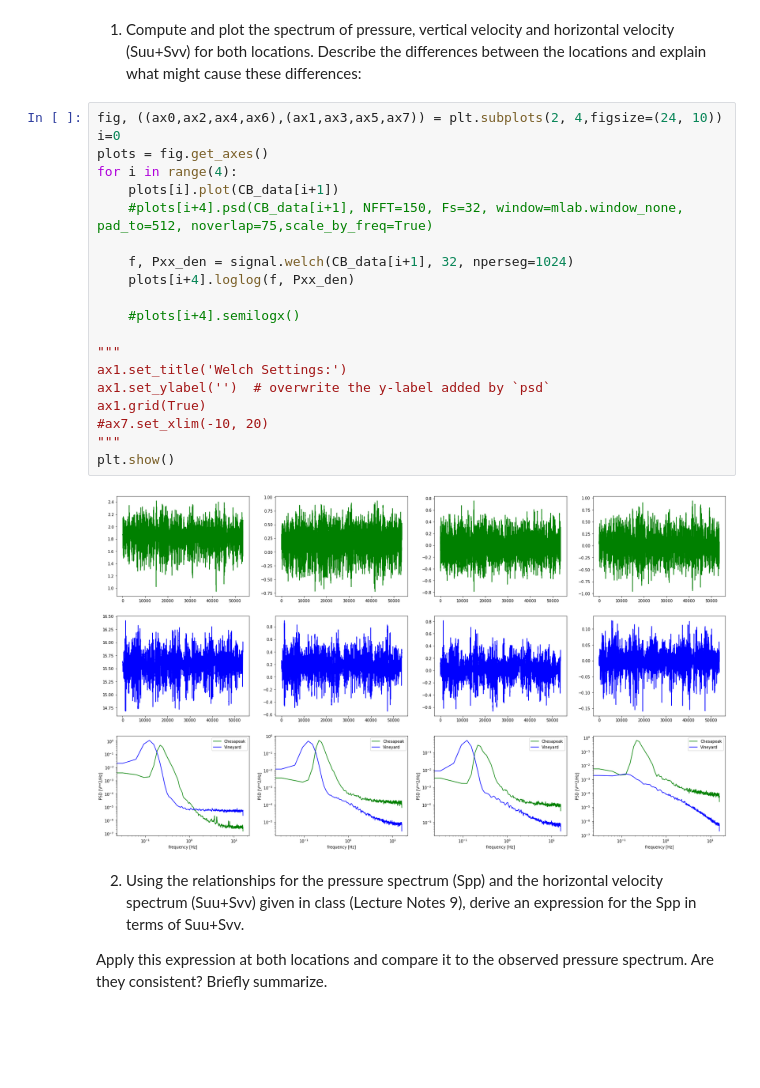
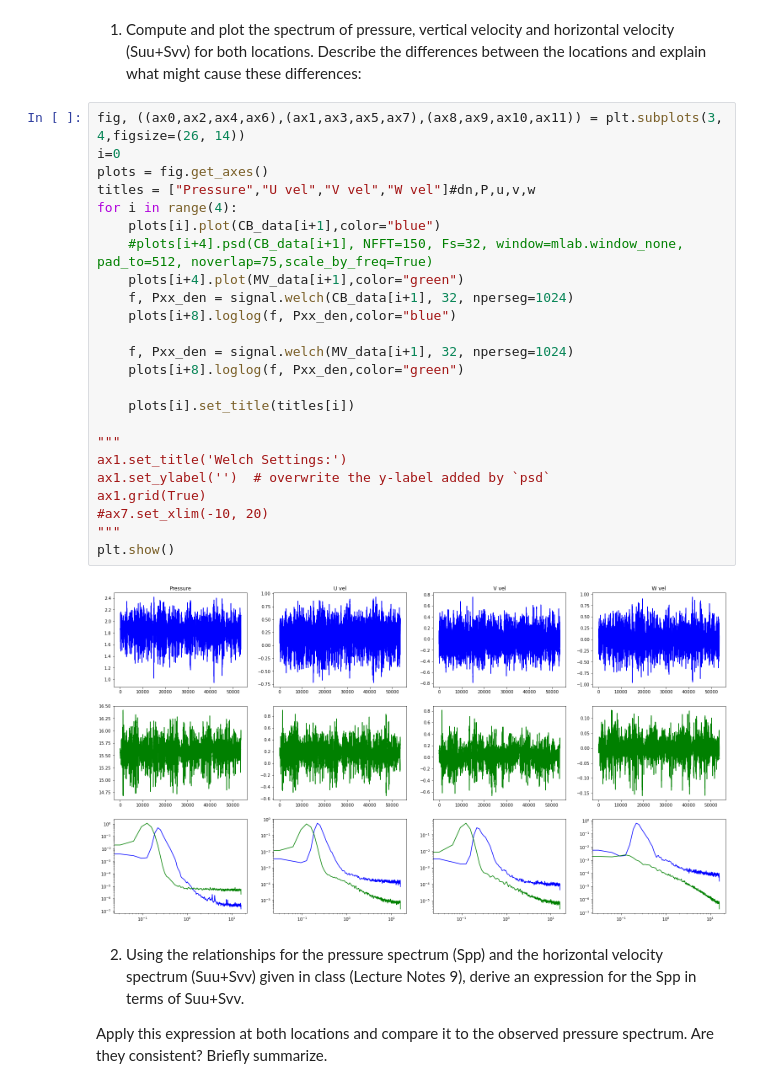
Before and after one commit to Wzesk/waves, a Jupyter notebook: wave_hw/wave _spectrum/wave_spectrum.ipynb, the cells around one changed output. Cells and saved outputs as stored; diff of their text form; blank space fills up the shorter version.

```diff
--- a/wave_hw/wave _spectrum/wave_spectrum.ipynb
+++ b/wave_hw/wave _spectrum/wave_spectrum.ipynb
@@ -30,27 +32,31 @@ datatypes = ["Pressure","HorizontalU Velocity","HorizontalV Velocity","Vertical
 # %% [markdown]
 1.	Compute and plot the spectrum of pressure, vertical velocity and horizontal velocity (Suu+Svv) for both locations.  Describe the differences between the locations and explain what might cause these differences:
 # %%
-fig, ((ax0,ax2,ax4,ax6),(ax1,ax3,ax5,ax7)) = plt.subplots(2, 4,figsize=(24, 10))
+fig, ((ax0,ax2,ax4,ax6),(ax1,ax3,ax5,ax7),(ax8,ax9,ax10,ax11)) = plt.subplots(3, 4,figsize=(26, 14))
 i=0
 plots = fig.get_axes()
+titles = ["Pressure","U vel","V vel","W vel"]#dn,P,u,v,w
 for i in range(4):
-    plots[i].plot(CB_data[i+1])
+    plots[i].plot(CB_data[i+1],color="blue")
     #plots[i+4].psd(CB_data[i+1], NFFT=150, Fs=32, window=mlab.window_none, pad_to=512, noverlap=75,scale_by_freq=True)
+    plots[i+4].plot(MV_data[i+1],color="green")
+    f, Pxx_den = signal.welch(CB_data[i+1], 32, nperseg=1024)
+    plots[i+8].loglog(f, Pxx_den,color="blue")
 
-    f, Pxx_den = signal.welch(CB_data[i+1], 32, nperseg=1024)
-    plots[i+4].loglog(f, Pxx_den)
+    f, Pxx_den = signal.welch(MV_data[i+1], 32, nperseg=1024)
+    plots[i+8].loglog(f, Pxx_den,color="green")
 
-    #plots[i+4].semilogx()
+    plots[i].set_title(titles[i])
 
 """
 ax1.set_title('Welch Settings:')
 ax1.set_ylabel('')  # overwrite the y-label added by `psd`
 ax1.grid(True)
 #ax7.set_xlim(-10, 20)
 """
 plt.show()
 # %% [output]
-[figure, old version]
+[figure, new version]
 # %% [markdown]
 2.	Using the relationships for the pressure spectrum (Spp) and the horizontal velocity spectrum (Suu+Svv) given in class (Lecture Notes 9), derive an expression for the Spp in terms of Suu+Svv.
 
```
Also changed, not shown: parts of 3 cells of this notebook, 2 other files.
